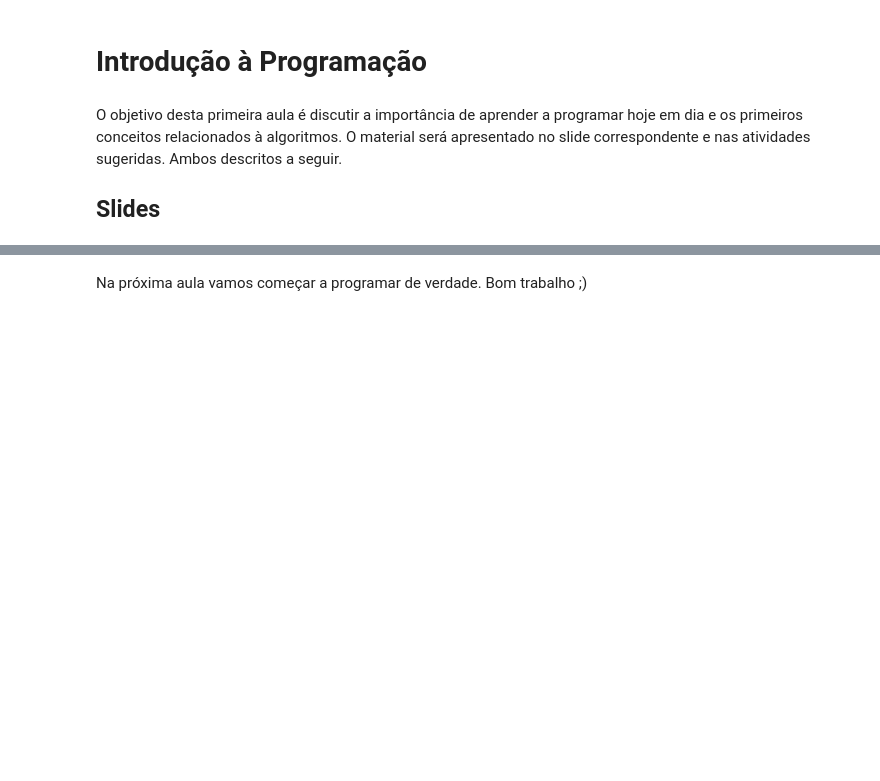
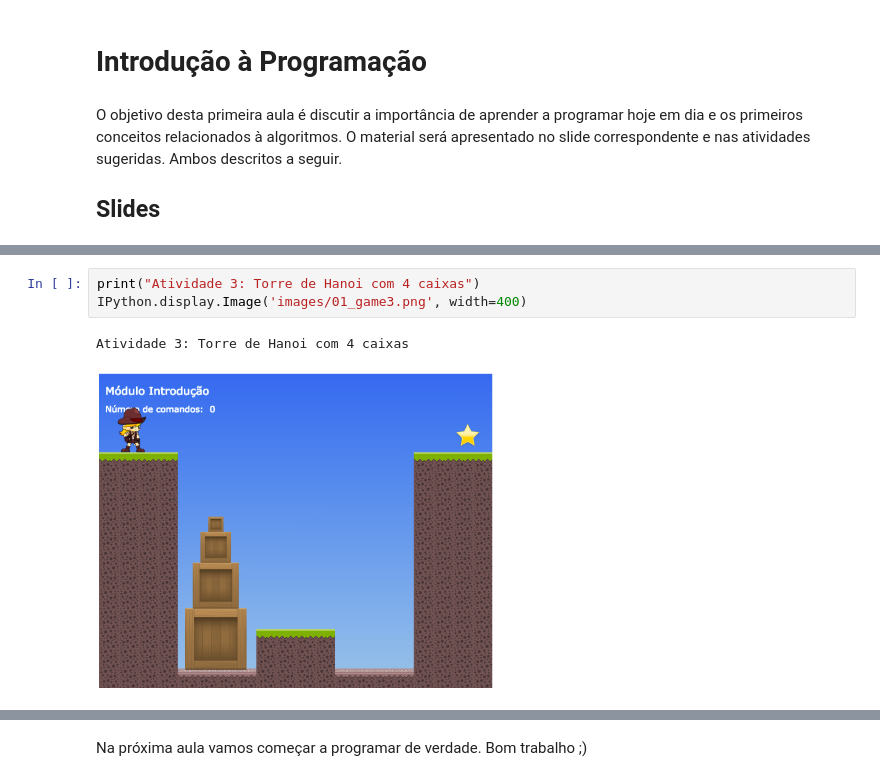
Before and after one commit to adolfoguimaraes/learningpython, a Jupyter notebook: notebook/01_Introducao.ipynb, the cells around one changed output, grey strips where cells are left out. Saved outputs shown, nothing was run; the diff lists cells and outputs as text; blank space fills up the shorter version.

```diff
--- a/notebook/01_Introducao.ipynb
+++ b/notebook/01_Introducao.ipynb
@@ -18,0 +33,6 @@ Para acessar as atividades, acesse o site: [learningpython.data2learning.com](ht
+# %%
+print("Atividade 3: Torre de Hanoi com 4 caixas")
+IPython.display.Image('images/01_game3.png', width=400)
+# %% [output]
+Atividade 3: Torre de Hanoi com 4 caixas
+[figure, added]
```
Also changed, not shown: parts of 5 cells of this notebook, 4 other files.
